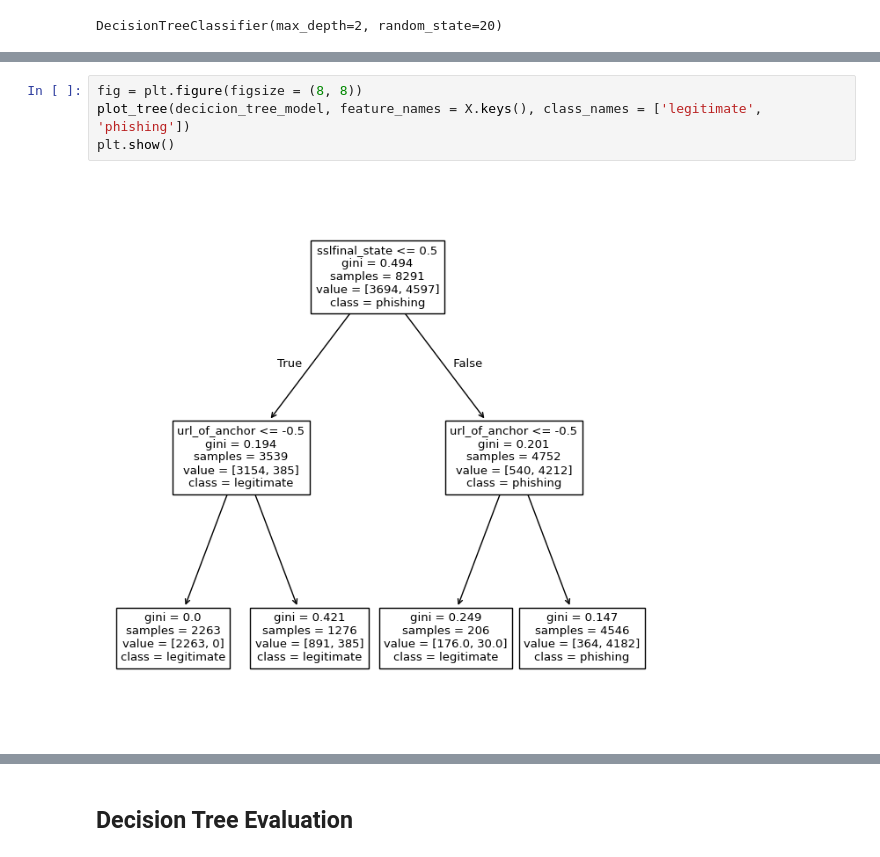
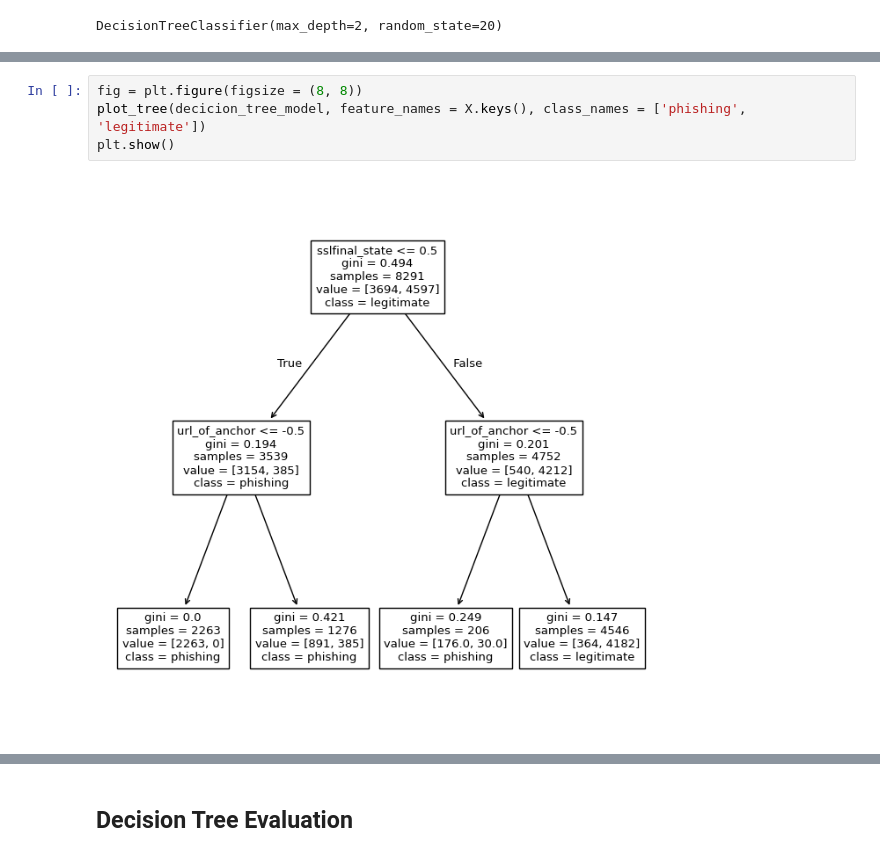
Before and after one commit to samuelms123/ML-tasks, a Jupyter notebook: task3/task3-pipeline.ipynb, the cells around one changed output, grey strips where cells are left out. Cells and saved outputs as stored; diff of their text form.

```diff
--- a/task3/task3-pipeline.ipynb
+++ b/task3/task3-pipeline.ipynb
@@ -49,6 +48,6 @@ Index(['having_ip_address', 'url_length', 'shortining_service',
 # %%
 fig = plt.figure(figsize = (8, 8))
-plot_tree(decicion_tree_model, feature_names = X.keys(), class_names = ['legitimate', 'phishing'])
+plot_tree(decicion_tree_model, feature_names = X.keys(), class_names = ['phishing', 'legitimate'])
 plt.show()
 # %% [output]
-[figure, old version]
+[figure, new version]
```
Also changed, not shown: parts of 7 cells of this notebook.
